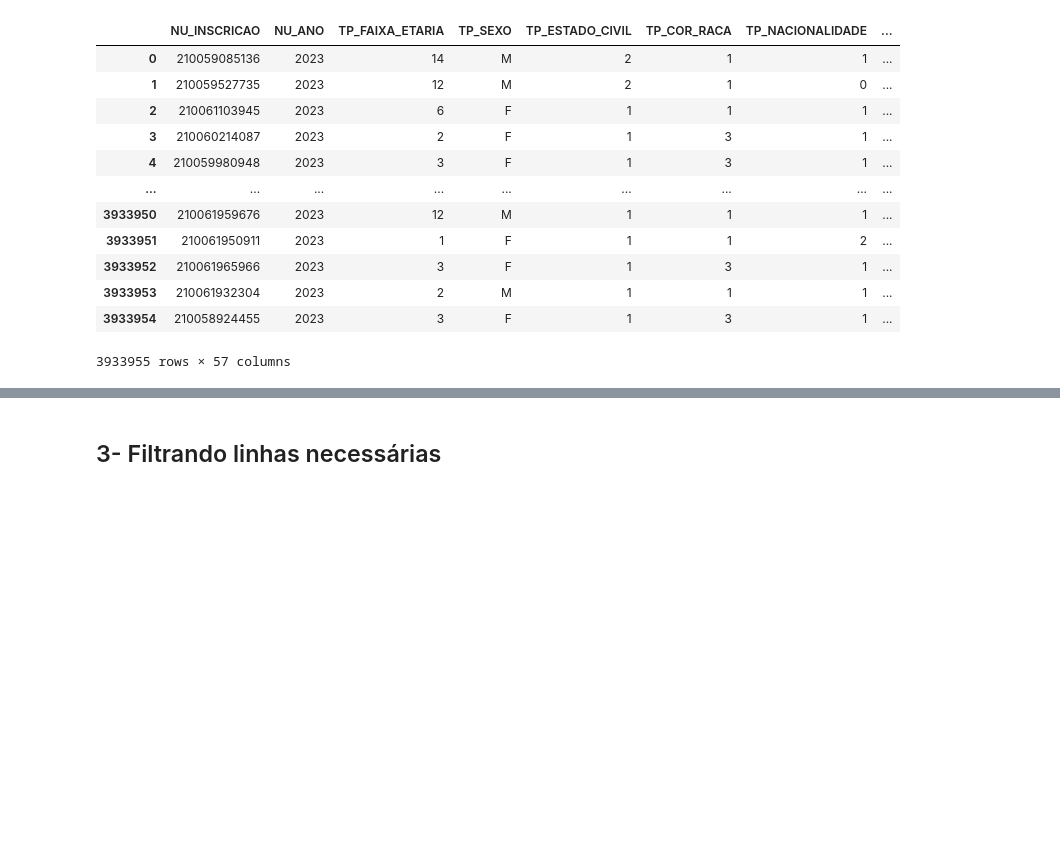
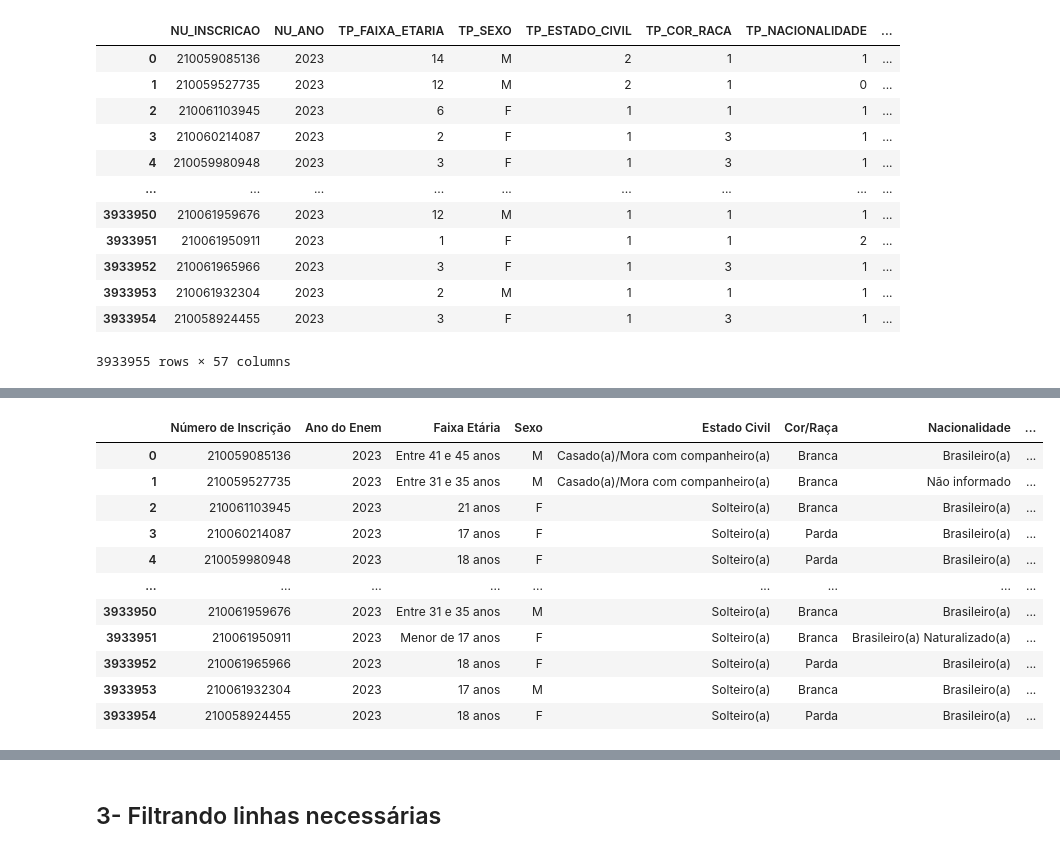
Before and after one commit to PV-cyber-lab/Enem_2023, a Jupyter notebook: limpeza.ipynb, the cells around one changed output, grey strips where cells are left out. Saved outputs shown, nothing was run; the diff lists cells and outputs as text; code cells hidden in the pictures; blank space fills up the shorter version.

```diff
--- a/limpeza.ipynb
+++ b/limpeza.ipynb
@@ -70,0 +288,6 @@ df_colunas_filtradas
+# %%
+# TP_SIT_FUNC_ESC
+df_colunas_filtradas['TP_SIT_FUNC_ESC'] = df_colunas_filtradas['TP_SIT_FUNC_ESC'].replace({
+    1: 'Em atividade', 2: 'Paralisada', 3: 'Extinta', 4: 'Extinta em anos anteriores'
+})
+df_colunas_filtradas['TP_SIT_FUNC_ESC']
@@ -70,0 +307,6 @@ df_colunas_filtradas
+# %%
+# TP_DEPENDENCIA_ADM_ESC
+df_colunas_filtradas['TP_ESCOLA'] = df_colunas_filtradas['TP_ESCOLA'].replace({
+    1: 'Não Respondeu', 2: 'Pública', 3: 'Privada'
+})
+df_colunas_filtradas['TP_ESCOLA']
@@ -70,0 +326,6 @@ df_colunas_filtradas
+# %%
+# TP_LOCALIZACAO_ESC
+df_colunas_filtradas['TP_LOCALIZACAO_ESC'] = df_colunas_filtradas['TP_LOCALIZACAO_ESC'].replace({
+    1: 'Urbana', 2: 'Rural'
+})
+df_colunas_filtradas['TP_LOCALIZACAO_ESC']
@@ -70,0 +416,77 @@ df_colunas_filtradas
+# %%
+# Renomear colunas com base no dicionário
+rename_columns = {
+    'NU_INSCRICAO': 'Número de Inscrição',
+    'NU_ANO': 'Ano do Enem',
+    'TP_FAIXA_ETARIA': 'Faixa Etária',
+    'TP_SEXO': 'Sexo',
+    'TP_ESTADO_CIVIL': 'Estado Civil',
+    'TP_COR_RACA': 'Cor/Raça',
+    'TP_NACIONALIDADE': 'Nacionalidade',
+    'TP_ST_CONCLUSAO': 'Situação de Conclusão do Ensino Médio',
+    'TP_ANO_CONCLUIU': 'Ano de Conclusão do Ensino Médio',
+    'TP_ESCOLA': 'Tipo de Escola do Ensino Médio',
+    'TP_ENSINO': 'Tipo de Instituição de Ensino',
+    'IN_TREINEIRO': 'Treineiro',
+    'CO_MUNICIPIO_ESC': 'Código do Município da Escola',
+    'NO_MUNICIPIO_ESC': 'Nome do Município da Escola',
+    'CO_UF_ESC': 'Código da UF da Escola',
+    'SG_UF_ESC': 'Sigla da UF da Escola',
+    'TP_DEPENDENCIA_ADM_ESC': 'Dependência Administrativa da Escola',
+    'TP_LOCALIZACAO_ESC': 'Localização da Escola',
+    'TP_SIT_FUNC_ESC': 'Situação de Funcionamento da Escola',
+    'CO_MUNICIPIO_PROVA': 'Código do Município da Prova',
+    'NO_MUNICIPIO_PROVA': 'Nome do Município da Prova',
+    'CO_UF_PROVA': 'Código da UF da Prova',
+    'SG_UF_PROVA': 'Sigla da UF da Prova',
+    'TP_PRESENCA_CN': 'Presença em Ciências da Natureza',
+    'TP_PRESENCA_CH': 'Presença em Ciências Humanas',
+    'TP_PRESENCA_LC': 'Presença em Linguagens e Códigos',
+    'TP_PRESENCA_MT': 'Presença em Matemática',
+    'NU_NOTA_CN': 'Nota Ciências da Natureza',
+    'NU_NOTA_CH': 'Nota Ciências Humanas',
+    'NU_NOTA_LC': 'Nota Linguagens e Códigos',
+    'NU_NOTA_MT': 'Nota Matemática',
+    'NU_NOTA_REDACAO': 'Nota Redação',
+    'Q001': 'Escolaridade do Pai/Responsável Homem',
+    'Q002': 'Escolaridade da Mãe/Responsável Mulher',
+    'Q003': 'Ocupação do Pai/Responsável Homem',
+    'Q004': 'Ocupação da Mãe/Responsável Mulher',
+    'Q005': 'Quantidade de Pessoas na Residência',
+    'Q006': 'Renda Mensal Familiar',
+    'Q007': 'Empregado Doméstico na Residência',
+    'Q008': 'Banheiro na Residência',
+    'Q009': 'Quartos para Dormir na Residência',
+    'Q010': 'Carro na Residência',
+    'Q011': 'Motocicleta na Residência',
+    'Q012': 'Geladeira na Residência',
+    'Q013': 'Freezer na Residência',
+    'Q014': 'Máquina de Lavar Roupa na Residência',
+    'Q015': 'Máquina de Secar Roupa na Residência',
+    'Q016': 'Forno Micro-ondas na Residência',
+    'Q017': 'Máquina de Lavar Louça na Residência',
+    'Q018': 'Aspirador de Pó na Residência',
+    'Q019': 'Televisão em Cores na Residência',
+    'Q020': 'Aparelho de DVD na Residência',
+    'Q021': 'TV por Assinatura na Residência',
+    'Q022': 'Telefone Celular na Residência',
+    'Q023': 'Telefone Fixo na Residência',
+    'Q024': 'Computador na Residência',
+    'Q025': 'Acesso à Internet na Residência'
+}
+
+df_rename_all = df_colunas_filtradas.rename(columns=rename_columns)
+df_rename_all
+# %% [output]
+|  | Número de Inscrição | Ano do Enem | Faixa Etária | Sexo | Estado Civil | Cor/Raça | Nacionalidade | ... |
+| 0 | 210059085136 | 2023 | Entre 41 e 45 anos | M | Casado(a)/Mora com companheiro(a) | Branca | Brasileiro(a) | ... |
+| 1 | 210059527735 | 2023 | Entre 31 e 35 anos | M | Casado(a)/Mora com companheiro(a) | Branca | Não informado | ... |
+| 2 | 210061103945 | 2023 | 21 anos | F | Solteiro(a) | Branca | Brasileiro(a) | ... |
+| 3 | 210060214087 | 2023 | 17 anos | F | Solteiro(a) | Parda | Brasileiro(a) | ... |
+| 4 | 210059980948 | 2023 | 18 anos | F | Solteiro(a) | Parda | Brasileiro(a) | ... |
+| ... | ... | ... | ... | ... | ... | ... | ... | ... |
+| 3933950 | 210061959676 | 2023 | Entre 31 e 35 anos | M | Solteiro(a) | Branca | Brasileiro(a) | ... |
+| 3933951 | 210061950911 | 2023 | Menor de 17 anos | F | Solteiro(a) | Branca | Brasileiro(a) Naturalizado(a) | ... |
+| 3933952 | 210061965966 | 2023 | 18 anos | F | Solteiro(a) | Parda | Brasileiro(a) | ... |
+| 3933953 | 210061932304 | 2023 | 17 anos | M | Solteiro(a) | Branca | Brasileiro(a) | ... |
+| 3933954 | 210058924455 | 2023 | 18 anos | F | Solteiro(a) | Parda | Brasileiro(a) | ... |
```
Also changed, not shown: parts of 94 cells of this notebook, 2 other files.
